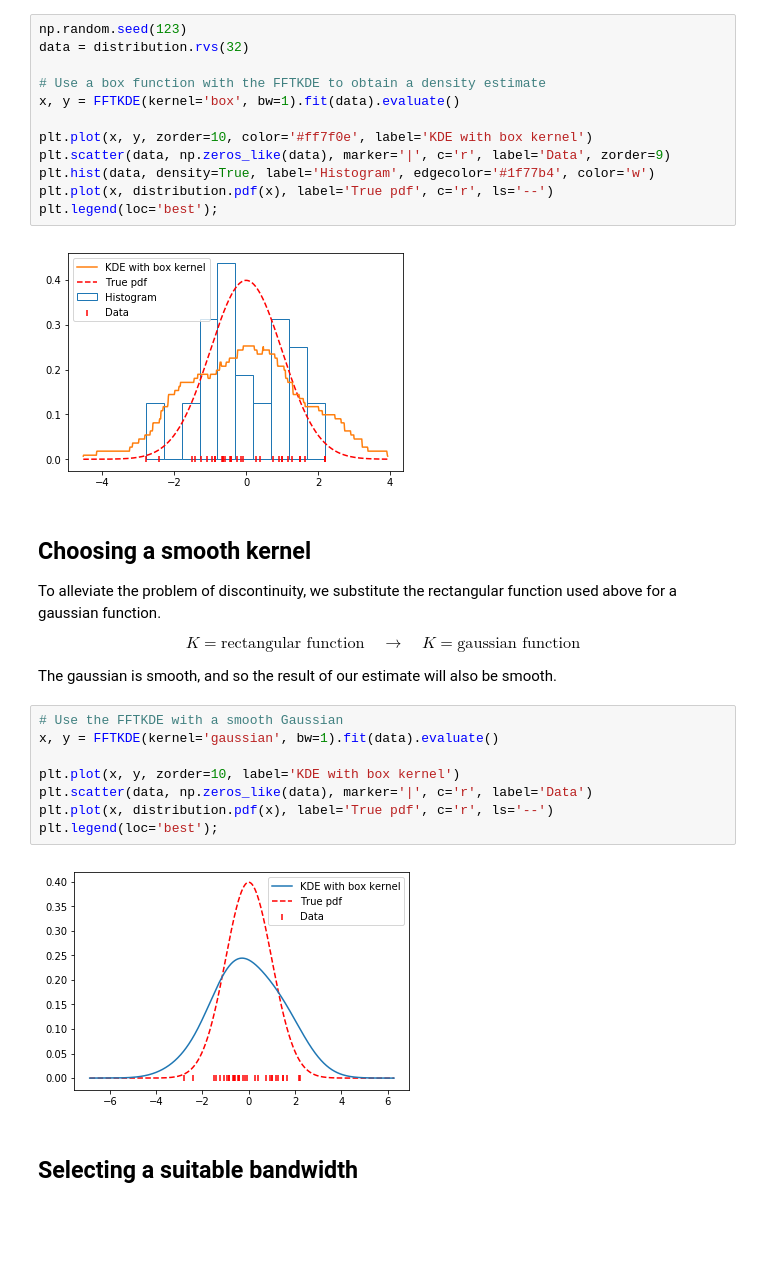
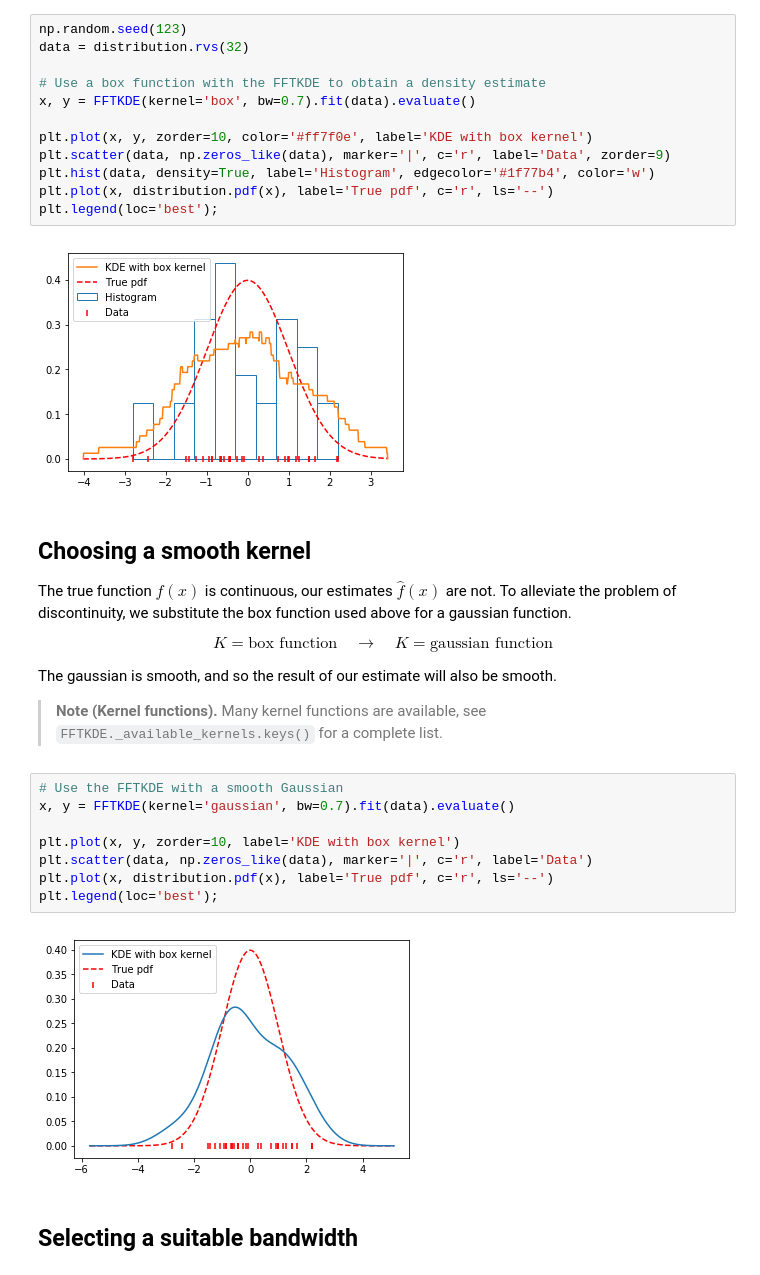
Before and after one commit to tommyod/KDEpy, a Jupyter notebook: docs/source/introduction.ipynb, the cells around one changed output. Cells and saved outputs as stored; diff of their text form; blank space fills up the shorter version.

```diff
--- a/docs/source/introduction.ipynb
+++ b/docs/source/introduction.ipynb
@@ -79,7 +94,7 @@ np.random.seed(123)
 data = distribution.rvs(32)
 
 # Use a box function with the FFTKDE to obtain a density estimate
-x, y = FFTKDE(kernel='box', bw=1).fit(data).evaluate()
+x, y = FFTKDE(kernel='box', bw=0.7).fit(data).evaluate()
 
 plt.plot(x, y, zorder=10, color='#ff7f0e', label='KDE with box kernel')
 plt.scatter(data, np.zeros_like(data), marker='|', c='r', label='Data', zorder=9)
@@ -87,25 +102,28 @@ plt.hist(data, density=True, label='Histogram', edgecolor='#1f77b4', color='w')
 plt.plot(x, distribution.pdf(x), label='True pdf', c='r', ls='--')
 plt.legend(loc='best');
 # %% [output]
-[figure, old version]
+[figure, new version]
 # %% [markdown]
 ## Choosing a smooth kernel
 
-To alleviate the problem of discontinuity, we substitute the rectangular function used above for a gaussian function.
+The true function $f(x)$ is continuous, our estimates $\hat{f}(x)$ are not.
+To alleviate the problem of discontinuity, we substitute the box function used above for a gaussian function.
 
-$$K = \text{rectangular function} \quad \to \quad K = \text{gaussian function}$$
+$$K = \text{box function} \quad \to \quad K = \text{gaussian function}$$
 
 The gaussian is smooth, and so the result of our estimate will also be smooth.
+
+> **Note (Kernel functions).** Many kernel functions are available, see `FFTKDE._available_kernels.keys()` for a complete list.
 # %%
 # Use the FFTKDE with a smooth Gaussian
-x, y = FFTKDE(kernel='gaussian', bw=1).fit(data).evaluate()
+x, y = FFTKDE(kernel='gaussian', bw=0.7).fit(data).evaluate()
 
 plt.plot(x, y, zorder=10, label='KDE with box kernel')
 plt.scatter(data, np.zeros_like(data), marker='|', c='r', label='Data')
 plt.plot(x, distribution.pdf(x), label='True pdf', c='r', ls='--')
 plt.legend(loc='best');
 # %% [output]
-[figure, old version]
+[figure, new version]
 # %% [markdown]
 ## Selecting a suitable bandwidth
 # %% [markdown]
```
Also changed, not shown: parts of 18 cells of this notebook, 3 other files.
